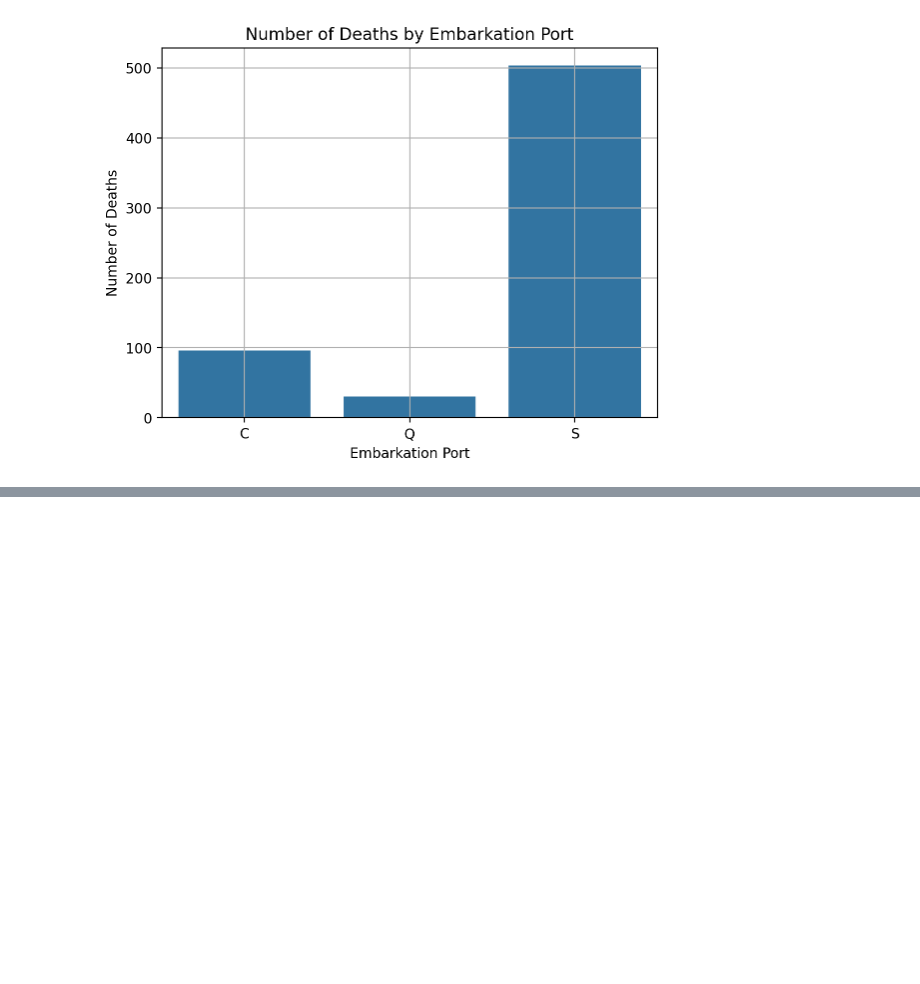
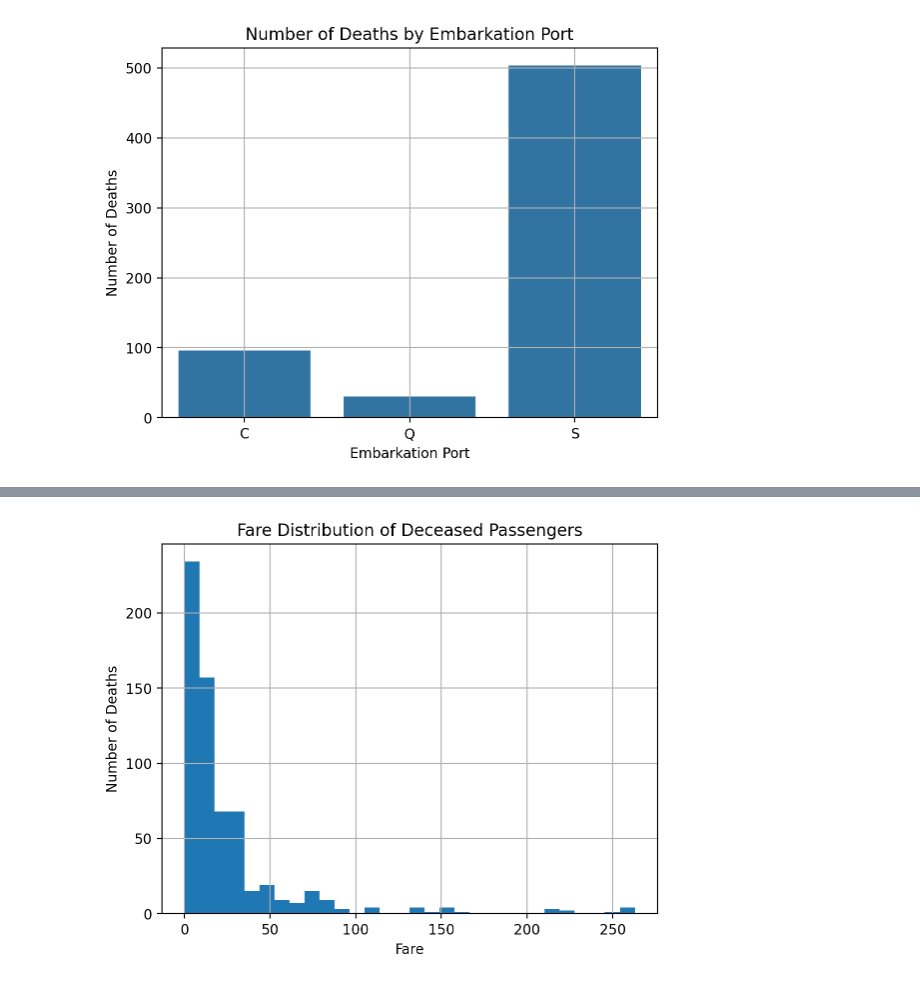
Before and after one commit to jinsumin81/BD-team, a Jupyter notebook: 타이타닉분석.ipynb, the cells around one changed output, grey strips where cells are left out. Cells and saved outputs as stored; diff of their text form; code cells hidden in the pictures; blank space fills up the shorter version.

```diff
--- a/타이타닉분석.ipynb
+++ b/타이타닉분석.ipynb
@@ -216,0 +240,9 @@ plt.show()
+# %%
+dead['Fare'].plot(kind='hist', bins=30)
+plt.title('Fare Distribution of Deceased Passengers')
+plt.xlabel('Fare')
+plt.ylabel('Number of Deaths')
+plt.grid(True)
+plt.show()
+# %% [output]
+[figure, added]
```
Also changed, not shown: parts of 3 cells of this notebook.
